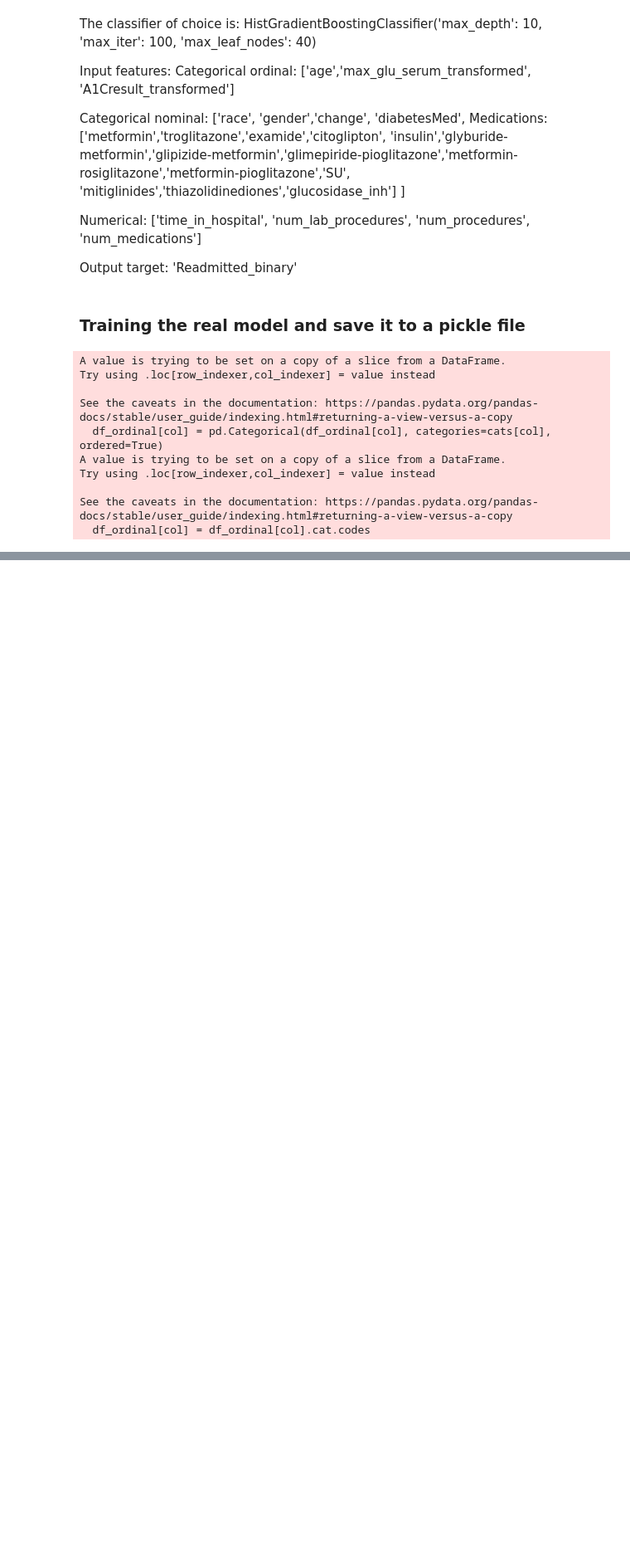
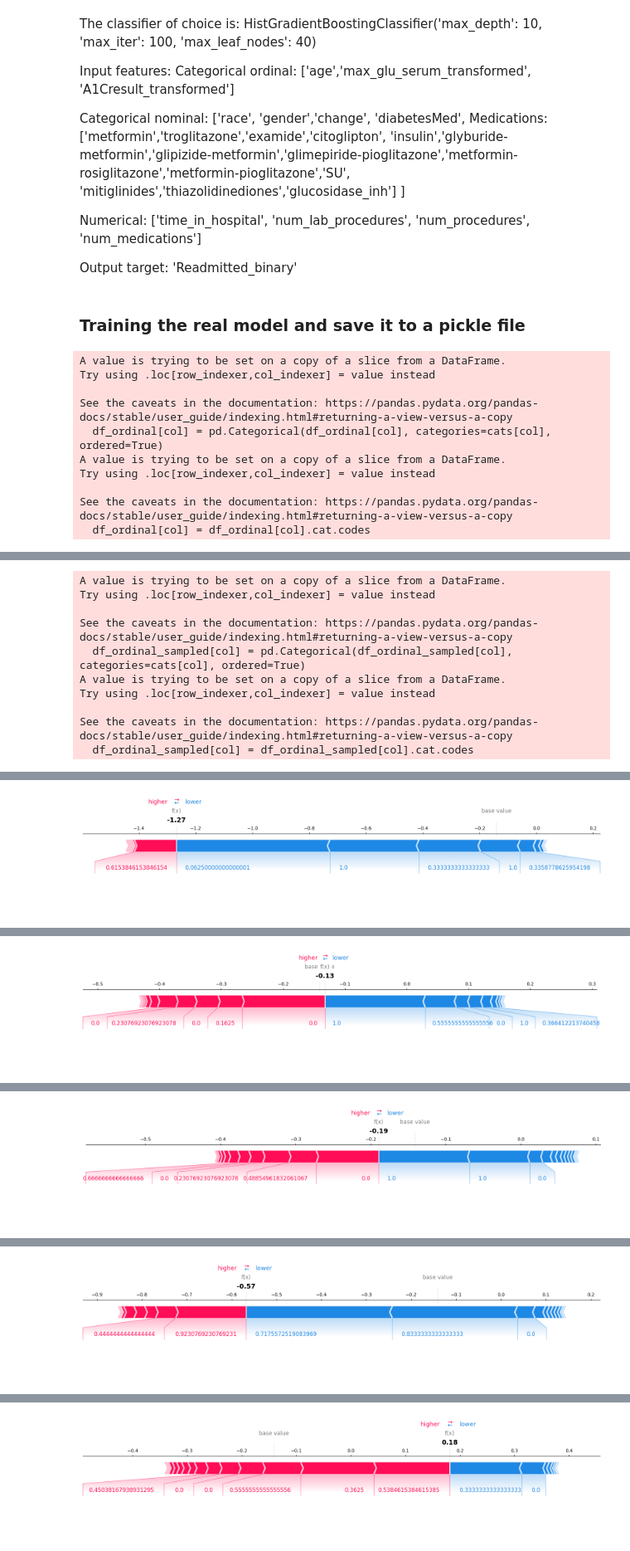
Before and after one commit to ozoamo/GlucoGuard_Analytics, a Jupyter notebook: jupyter-notebooks/Predictive_analysis.ipynb, the cells around one changed output, grey strips where cells are left out. Shown at 83% size. Saved outputs shown, nothing was run; the diff lists cells and outputs as text; code cells hidden in the pictures; blank space fills up the shorter version.

```diff
--- a/jupyter-notebooks/Predictive_analysis.ipynb
+++ b/jupyter-notebooks/Predictive_analysis.ipynb
@@ -579,0 +642,61 @@ See the caveats in the documentation: https://pandas.pydata.org/pandas-docs/stab
+# %%
+# SHAP Analysis
+# Sample a subset of the data for SHAP analysis
+sampled_data = df.sample(frac=0.0001, random_state=RANDOM_SEED)
+
+# Preprocess the sampled data
+df_ordinal_sampled = sampled_data[['age', 'max_glu_serum_transformed', 'A1Cresult_transformed']]
+for col in df_ordinal_sampled.columns:
+    df_ordinal_sampled[col] = pd.Categorical(df_ordinal_sampled[col], categories=cats[col], ordered=True)
+    df_ordinal_sampled[col] = df_ordinal_sampled[col].cat.codes
+
+med_df_sampled = sampled_data[med].copy()
+for medication in med_df_sampled.columns:
+    med_df_sampled[medication] = med_df_sampled[medication].apply(lambda x: 0 if x == 'No' else 1)
+
+med_df_sampled['SU'] = med_df_sampled[['chlorpropamide', 'glimepiride', 'acetohexamide',
+                                        'glipizide', 'glyburide', 'tolbutamide',
+                                        'tolazamide']].max(axis=1)
+med_df_sampled['mitiglinides'] = med_df_sampled[['repaglinide', 'nateglinide']].max(axis=1)
+med_df_sampled['thiazolidinediones'] = med_df_sampled[['pioglitazone', 'rosiglitazone']].max(axis=1)
+med_df_sampled['glucosidase_inh'] = med_df_sampled[['acarbose', 'miglitol']].max(axis=1)
+med_df_sampled.drop(axis=1, columns=['chlorpropamide', 'glimepiride', 'acetohexamide',
+                                       'glipizide', 'glyburide', 'tolbutamide',
+                                       'tolazamide', 'repaglinide', 'nateglinide',
+                                       'pioglitazone', 'rosiglitazone',
+                                       'acarbose', 'miglitol'], inplace=True)
+
+num_f_sampled = sampled_data[['time_in_hospital', 'num_lab_procedures',
+                               'num_procedures', 'num_medications']]
+
+oh_nominal_sampled = pd.get_dummies(sampled_data[['race', 'gender', 'change', 'diabetesMed']])
+
+# Concatenating all features for the sampled data
+X_sampled = pd.concat([oh_nominal_sampled, num_f_sampled, med_df_sampled, df_ordinal_sampled], axis=1)
+
+# Normalizing the sampled data
+X_sampled_normalized = scaler.transform(X_sampled.values)
+
+# Create a SHAP explainer
+explainer = shap.Explainer(HGB)
+
+# Compute SHAP values for the sampled data
+shap_values = explainer.shap_values(X_sampled_normalized)
+
+# Loop through the instances to create SHAP force plots
+for i in range(len(sampled_data)):
+    shap.initjs()  # Initialize JS visualization in Jupyter notebook
+    shap.force_plot(explainer.expected_value, shap_values[i], X_sampled_normalized[i],
+                    matplotlib=True)
+    plt.show()  # Show each plot
+# %% [output]
+A value is trying to be set on a copy of a slice from a DataFrame.
+Try using .loc[row_indexer,col_indexer] = value instead
+
+See the caveats in the documentation: https://pandas.pydata.org/pandas-docs/stable/user_guide/indexing.html#returning-a-view-versus-a-copy
+  df_ordinal_sampled[col] = pd.Categorical(df_ordinal_sampled[col], categories=cats[col], ordered=True)
+A value is trying to be set on a copy of a slice from a DataFrame.
+Try using .loc[row_indexer,col_indexer] = value instead
+
+See the caveats in the documentation: https://pandas.pydata.org/pandas-docs/stable/user_guide/indexing.html#returning-a-view-versus-a-copy
+  df_ordinal_sampled[col] = df_ordinal_sampled[col].cat.codes
@@ -579,0 +704 @@ See the caveats in the documentation: https://pandas.pydata.org/pandas-docs/stab
+[figure, added]
@@ -579,0 +706 @@ See the caveats in the documentation: https://pandas.pydata.org/pandas-docs/stab
+[figure, added]
@@ -579,0 +708 @@ See the caveats in the documentation: https://pandas.pydata.org/pandas-docs/stab
+[figure, added]
@@ -579,0 +710 @@ See the caveats in the documentation: https://pandas.pydata.org/pandas-docs/stab
+[figure, added]
@@ -579,0 +712 @@ See the caveats in the documentation: https://pandas.pydata.org/pandas-docs/stab
+[figure, added]
```
Also changed, not shown: parts of 7 cells of this notebook.
